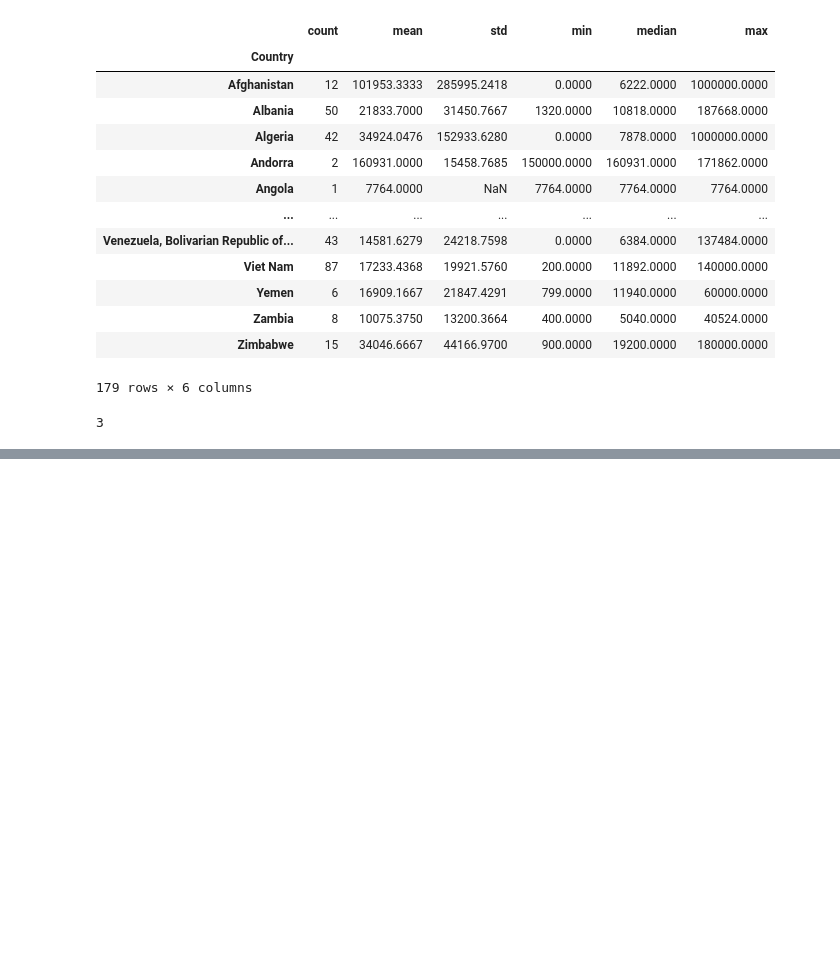
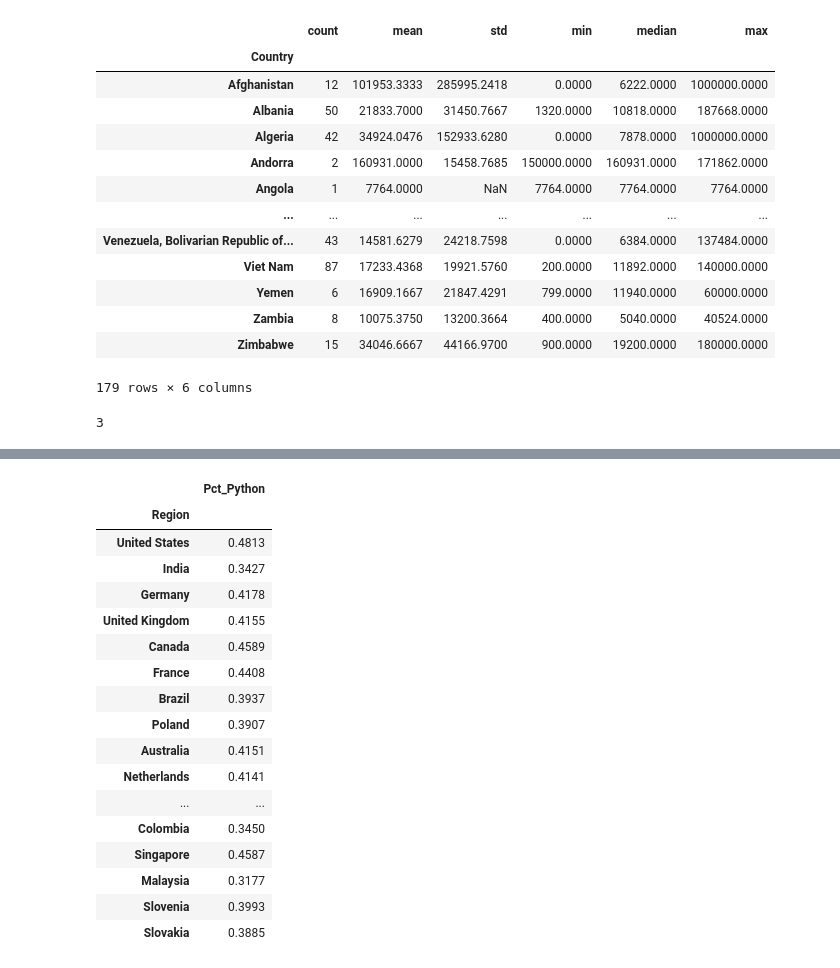
Before and after one commit to JosephZYU/Python-5-pandas, a Jupyter notebook: 96.pandas_review ⭐️ (grouping).ipynb, the cells around one changed output, grey strips where cells are left out. Cells and saved outputs as stored; diff of their text form; code cells hidden in the pictures; blank space fills up the shorter version.

```diff
--- a/96.pandas_review ⭐️ (grouping).ipynb
+++ b/96.pandas_review ⭐️ (grouping).ipynb
@@ -250,0 +346,23 @@ df['Country'].value_counts().loc['Liechtenstein']
+# %%
+new_df = python_stats(50).set_index('Region')
+
+new_df
+# %% [output]
+|  | Pct_Python |
+| Region |  |
+| United States | 0.4813 |
+| India | 0.3427 |
+| Germany | 0.4178 |
+| United Kingdom | 0.4155 |
+| Canada | 0.4589 |
+| France | 0.4408 |
+| Brazil | 0.3937 |
+| Poland | 0.3907 |
+| Australia | 0.4151 |
+| Netherlands | 0.4141 |
+| ... | ... |
+| Colombia | 0.3450 |
+| Singapore | 0.4587 |
+| Malaysia | 0.3177 |
+| Slovenia | 0.3993 |
+| Slovakia | 0.3885 |
```
Also changed, not shown: parts of 12 cells of this notebook, 1 other file.
